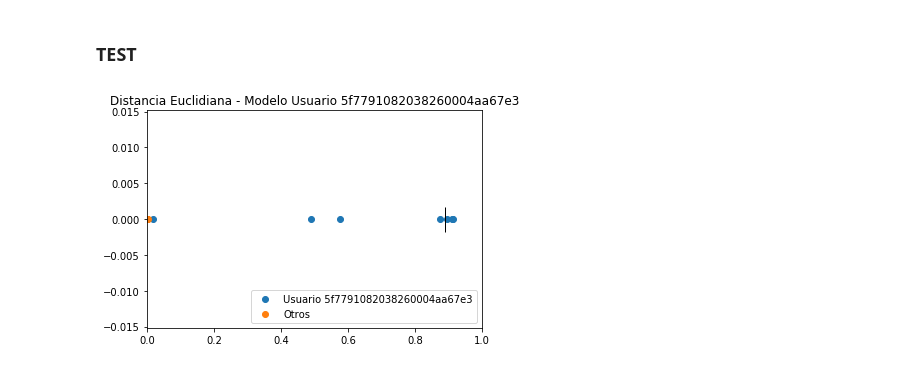
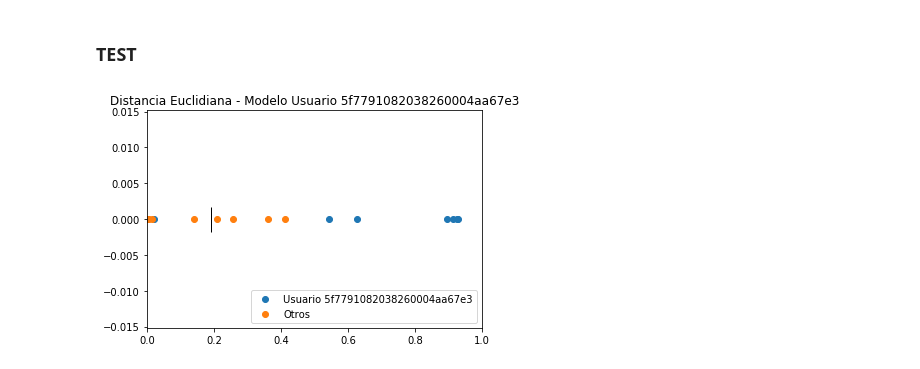
Before and after one commit to aronlo/tesis, a Jupyter notebook: euclidean_distance_final_metodology_v2.ipynb, the cells around one changed output. Saved outputs shown, nothing was run; the diff lists cells and outputs as text; code cells hidden in the pictures.

```diff
--- a/euclidean_distance_final_metodology_v2.ipynb
+++ b/euclidean_distance_final_metodology_v2.ipynb
@@ -71,11 +74,7 @@ Estandarización del puntaje 'x' en un valor entre 0 y 1
 """
 
 def standardization(score, coef = 1):
-    #coef = 1 / 37767187.5 #Valor de alfa
-    #coef = 1 / 3.776718759
-    #return 1 /( (score) *  coef + 1 )
-    #return 1 / (1 + np.e**(5.05417683 * score - 5 ))
-    return 1 - ( 1 / (1 + np.e**(-7 * (score - 0.484906124))))
+    return 1 - ( 1 / (1 + np.e**(-7 * (score - 0.514906124))))
 # %% [markdown]
 # Definición del método para el cálculo del AUC
 # %%
@@ -226,7 +264,7 @@ def plotCurveROC_Threshold(genuine_scores, impostor_scores, threshold_value , th
 # %% [markdown]
 ### Registros de Usuarios
 # %%
-df = pd.read_csv('./data/lo/records_c.csv', parse_dates=['date'])
+df = pd.read_csv('./data/lo/11_17/records.csv', parse_dates=['date'])
 df.drop(columns=['__v'], inplace = True)
 
 df = df[df.valid == True]
@@ -605,7 +643,7 @@ for index, row in dev_users.iterrows():
     temp_obj = {}
 
     #user id del registro actual del subdataset de test
-    current_user_id = row[0]
+    current_user_id = row[1]
 
     #Vector de tiempo del registro actual del subdataset de test
     current_data = row[3:]
@@ -671,7 +709,7 @@ for subject in subjects:
 
     countGenuineRecords = genuine_data.shape[0]
 
-    impostor_data = dev_users[(dev_users['belongedUserId'] == subject) & (dev_users['belongedUserId'] != dev_users['performedUserId'])].sample(n= countGenuineRecords, random_state=43)
+    impostor_data = dev_users[(dev_users['belongedUserId'] == subject) & (dev_users['belongedUserId'] != dev_users['performedUserId'])]#.sample(n= countGenuineRecords, random_state=43)
 
     #Para cada registro del subdataset de dev
     for index, row in genuine_data.iterrows():
@@ -911,23 +975,23 @@ plotCurveROC_Threshold( genuine_scores_test, impostor_scores_test, thresh_std, t
 # %% [markdown]
 ### TEST
 # %%
-plt.title("Distancia Euclidiana - Modelo Usuario 5f7791082038260004aa67e3")
+plt.title(f'{model_name} - Modelo Usuario 5f7791082038260004aa67e3')
 
 sc1 = users_evaluation_dev.loc[(users_evaluation_dev.user_model == "5f7791082038260004aa67e3") & (users_evaluation_dev.user_id == "5f7791082038260004aa67e3"), "std_score"]
 sc2 = users_evaluation_dev.loc[(users_evaluation_dev.user_model == "5f7791082038260004aa67e3") & (users_evaluation_dev.user_id != "5f7791082038260004aa67e3"), "std_score"]
 
 
 y1 = np.zeros(len(sc1))
 y2 = np.zeros(len(sc2))
 
 plt.scatter(sc1, y1, label = "Usuario 5f7791082038260004aa67e3")
 plt.scatter(sc2, y2, label = "Otros")
 
 
-plt.plot(0.8885775523899001, 0, marker= "|", color = "blacK", markersize= 25)
+plt.plot(thresh_dev, 0, marker= "|", color = "blacK", markersize= 25)
 
 plt.legend(loc = 'lower right')
 plt.xlim([0, 1])
 plt.show()
 # %% [output]
-[figure, old version]
+[figure, new version]
```
Also changed, not shown: parts of 20 cells of this notebook, 11 other files.
